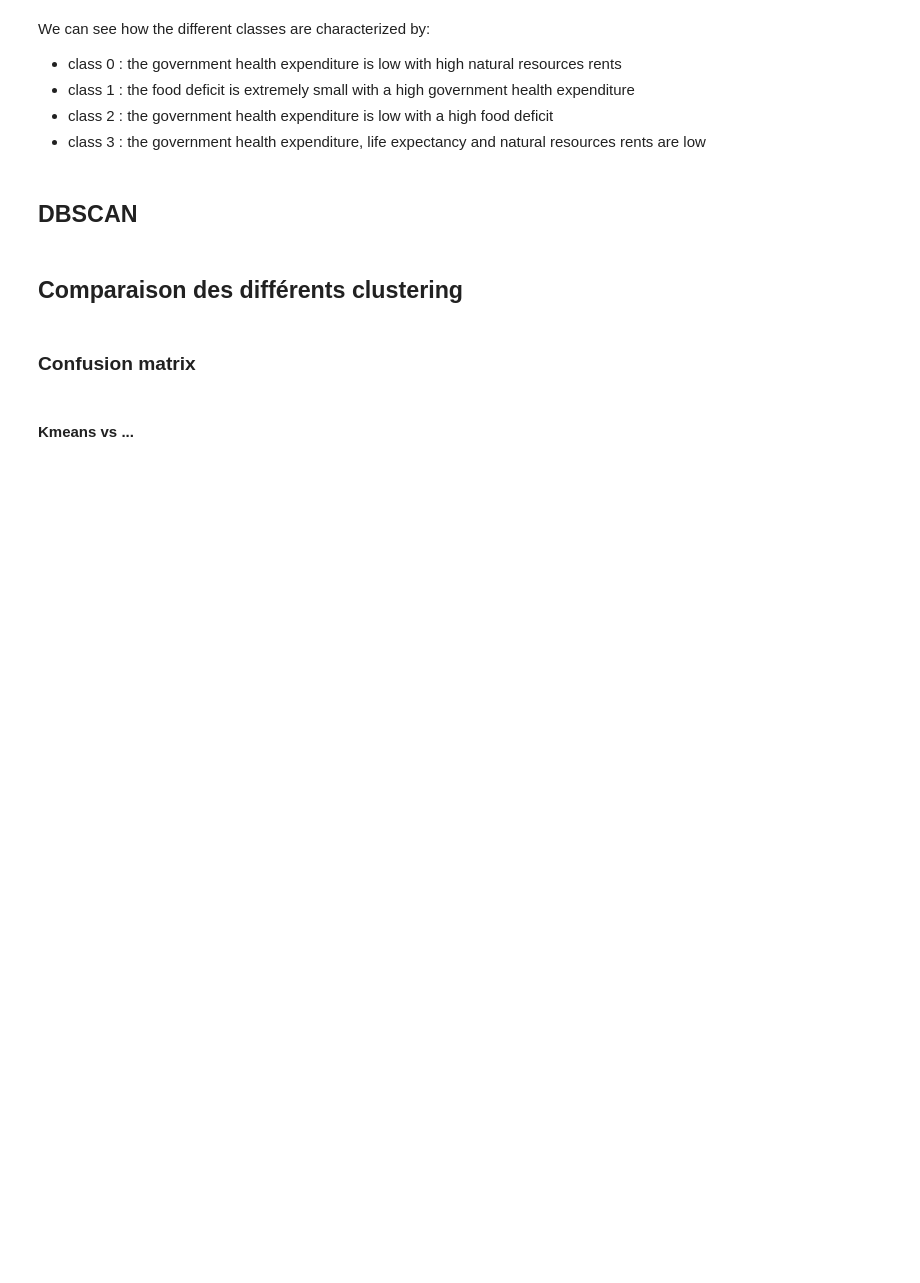
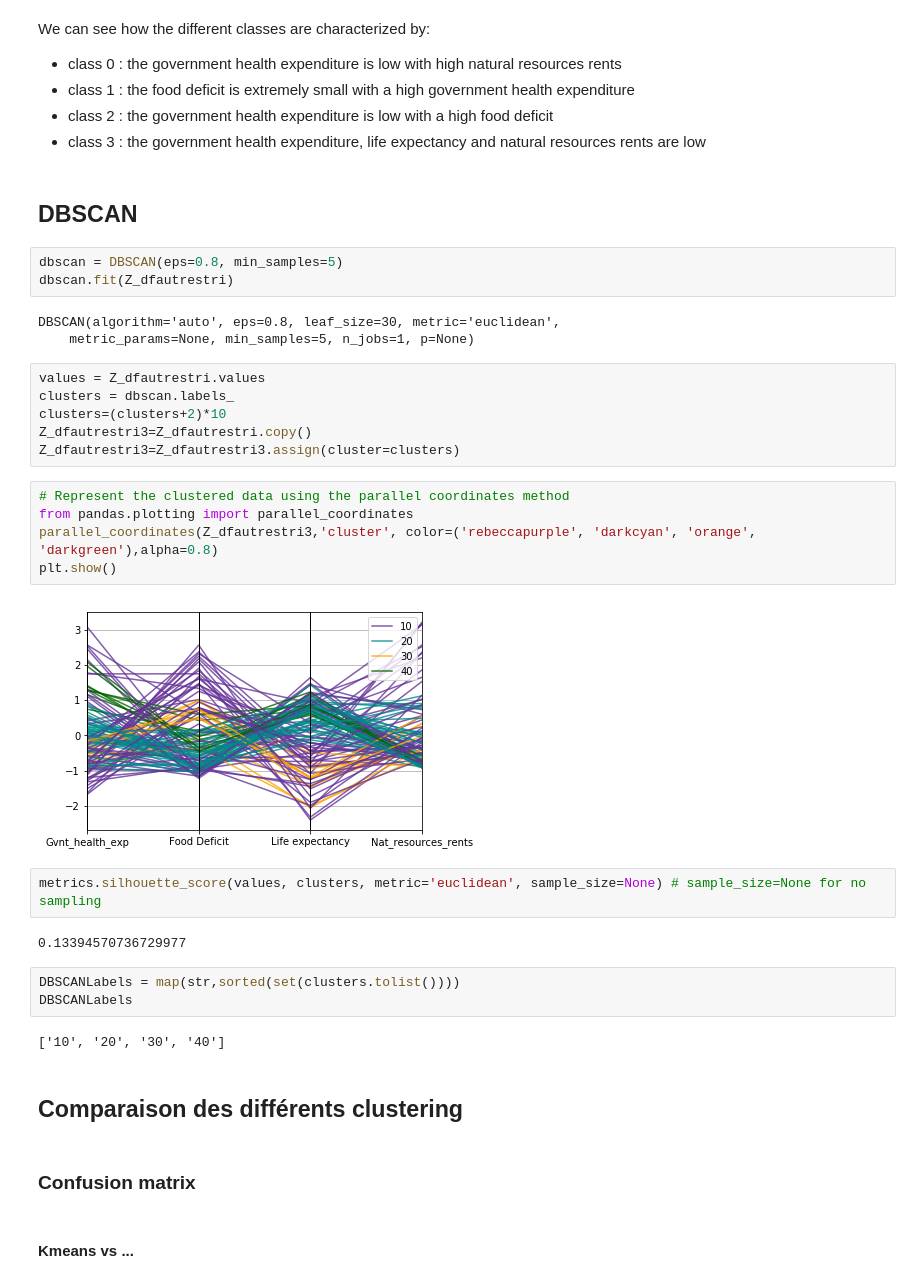
Before and after one commit to hgit2/IAproject, a Jupyter notebook: Projet_IA_clustering_classification.ipynb, the cells around one changed output. Saved outputs shown, nothing was run; the diff lists cells and outputs as text; blank space fills up the shorter version.

Commit message:
added DBSCAN, and confusion matrix but cm doesnt work :'(

```diff
--- a/Projet_IA_clustering_classification.ipynb
+++ b/Projet_IA_clustering_classification.ipynb
@@ -500,6 +505,34 @@ We can see how the different classes are characterized by:
 - class 3 : the government health expenditure, life expectancy and natural resources rents are low
 # %% [markdown]
 ## DBSCAN
+# %%
+dbscan = DBSCAN(eps=0.8, min_samples=5)
+dbscan.fit(Z_dfautrestri)
+# %% [output]
+DBSCAN(algorithm='auto', eps=0.8, leaf_size=30, metric='euclidean',
+    metric_params=None, min_samples=5, n_jobs=1, p=None)
+# %%
+values = Z_dfautrestri.values
+clusters = dbscan.labels_
+clusters=(clusters+2)*10
+Z_dfautrestri3=Z_dfautrestri.copy()
+Z_dfautrestri3=Z_dfautrestri3.assign(cluster=clusters)
+# %%
+# Represent the clustered data using the parallel coordinates method
+from pandas.plotting import parallel_coordinates
+parallel_coordinates(Z_dfautrestri3,'cluster', color=('rebeccapurple', 'darkcyan', 'orange', 'darkgreen'),alpha=0.8)
+plt.show()
+# %% [output]
+[figure, added]
+# %%
+metrics.silhouette_score(values, clusters, metric='euclidean', sample_size=None) # sample_size=None for no sampling
+# %% [output]
+0.13394570736729977
+# %%
+DBSCANLabels = map(str,sorted(set(clusters.tolist())))
+DBSCANLabels
+# %% [output]
+['10', '20', '30', '40']
 # %% [markdown]
 ## Comparaison des différents clustering
 # %% [markdown]
```
Also changed, not shown: parts of 5 cells of this notebook.
